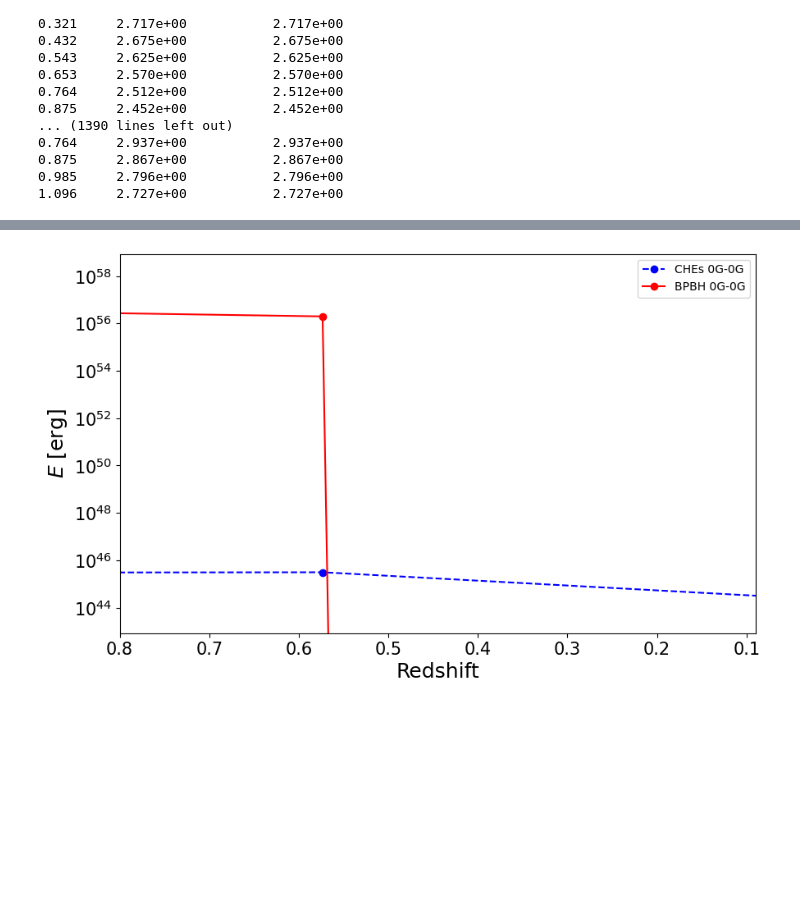
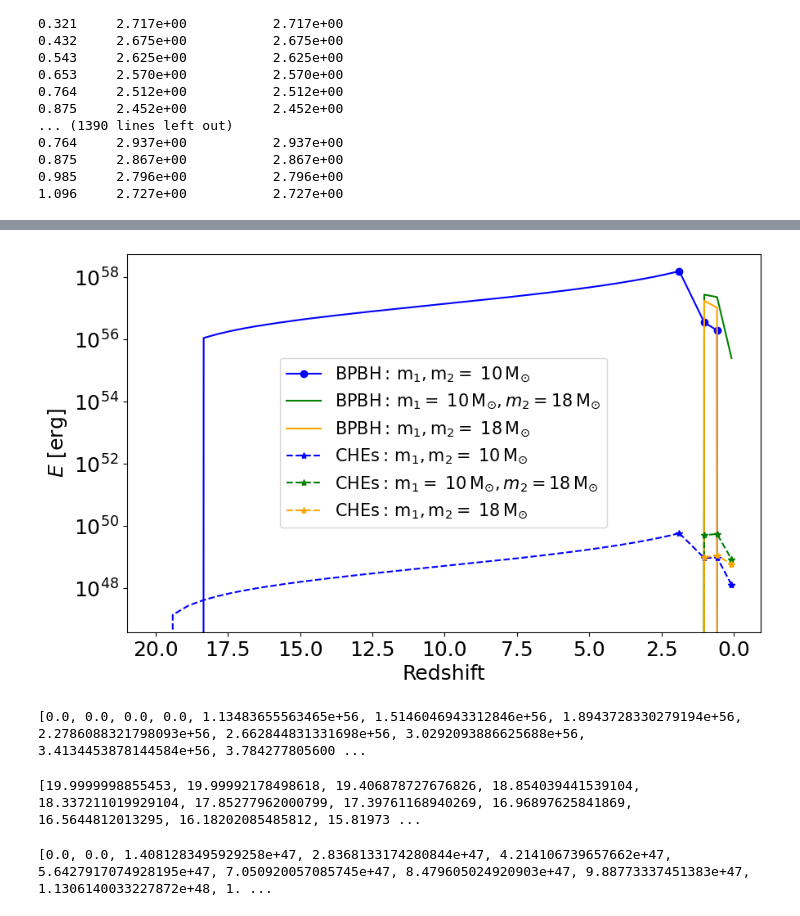
Before and after one commit to TadeoDGAguilar/PBHs_and_GWs_into_DG, a Jupyter notebook: SGWB_FROM_PBH_1_M_sun_into_UDFG.ipynb, the cells around one changed output, grey strips where cells are left out. Drawn from its saved outputs; the diff is of its cells as text; code cells hidden in the pictures; blank space fills up the shorter version.

```diff
--- a/SGWB_FROM_PBH_1_M_sun_into_UDFG.ipynb
+++ b/SGWB_FROM_PBH_1_M_sun_into_UDFG.ipynb
@@ -350,7 +350,7 @@ def final_mass_GW(m1, m2):
     return m_final / Msun_kg  # M_sun
 
 # --- Radio mínimo para CHES (en parsecs) ---
-def r_min_CHES(m1, m2, K=1e-5):
+def r_min_CHES(m1, m2, K=1e-6):
     m1_kg = m1 * Msun_kg
     m2_kg = m2 * Msun_kg
     R_sch = lambda m: 2 * G_SI * m / c_SI**2  # m
@@ -358,7 +358,7 @@ def r_min_CHES(m1, m2, K=1e-5):
     return (G_SI * (m1_kg + m2_kg) / (v_0*1e3)**2) * K / pc_m
 
 # --- Energía radiada CHES ---
-def E_rad_CHES(m1, m2, e=1.000001, K=1e-5):
+def E_rad_CHES(m1, m2, e=1.000001, K=1e-6):
     m1_kg = m1 * Msun_kg
     m2_kg = m2 * Msun_kg
     M = m1_kg + m2_kg
@@ -1288,8 +1288,8 @@ N_3G_a = resultados_discretos_3rd[3]['N_collisions_BBH']
 N_3G_b = resultados_discretos_3rd[4]['N_collisions_BBH']
 N_3G_c = resultados_discretos_3rd[5]['N_collisions_BBH']
 
-N_0G_third   = np.round(0.10 * POBLACION_3G["0G"])
-N_1G_third   = np.round(0.10 * POBLACION_3G["1G"])
+N_0G_third   = np.round(POBLACION_3G["0G"])
+N_1G_third   = np.round(POBLACION_3G["1G"])
 N_2G_a_third = np.round(0.10 * POBLACION_3G["2G_a"])
 N_2G_b_third = np.round(0.10 * POBLACION_3G["2G_b"])
 
@@ -1637,42 +1636,71 @@ EMISSION_GW_CHES_1G2G_a.append(np.sum(E_dot_CHES_dict_4.get('1G-2G_a', 0)))
 # ...
 
 # --- Graficado ---
+#plt.figure(figsize=(10, 6))
+
+# --- Graficado ---
 plt.figure(figsize=(10, 6))
 
+
 # Periodo inicial (emisión continua previa a las generaciones discretas)
-plt.plot(redshift_evaluated_0, E_dot_CHES_0, color='blue')
-plt.plot(redshift_evaluated_0, E_dot_BBH_0, color='red')
+plt.plot(redshift_evaluated_0, E_dot_CHES_0, linestyle='--',color='blue')
+plt.plot(redshift_evaluated_0, E_dot_BBH_0, color='blue')
 
 # Corte entre periodos (valores totales por generación)
-plt.plot(Z_PERIOD_tot, EMISSION_GW_OF_CHES, color='blue', linestyle='--', marker='o', label='CHEs 0G-0G')
-plt.plot(Z_PERIOD_tot, EMISSION_GW_OF_BPBH, color='red', marker='o', label='BPBH 0G-0G')
+plt.plot(Z_PERIOD_tot, EMISSION_GW_OF_BPBH, color='blue', marker='o',
+         label=r'${\rm BPBH: \, m_{1}, m_{2} =}\;10\,{\rm M}_{\odot}$')
+
+
+# Segunda generación
+plt.plot(Z_PERIOD_tot, EMISSION_GW_BPBH_0G1G, color='green',
+         label=r'${\rm BPBH: \, m_{1}}=\;10\,{\rm M}_{\odot}, m_{2} =  18\,{\rm M}_{\odot}$')
+plt.plot(Z_PERIOD_tot, EMISSION_GW_BPBH_1G1G, color='orange',
+        label=r'${\rm BPBH: \, m_{1}, m_{2} =}\;18\,{\rm M}_{\odot}$')
+
+plt.plot(Z_PERIOD_tot, EMISSION_GW_OF_CHES, color='blue', linestyle='--', marker='*', label=r'${\rm CHEs:  \, m_{1}, m_{2} =}\;10\,{\rm M}_{\odot}$')
+
+plt.plot(Z_PERIOD_tot, EMISSION_GW_CHES_0G1G, color='green', linestyle='--', marker='*',
+         label=r'${\rm CHEs: \, m_{1}}=\;10\,{\rm M}_{\odot}, m_{2} =  18\,{\rm M}_{\odot}$')
+plt.plot(Z_PERIOD_tot, EMISSION_GW_CHES_1G1G, color='orange', linestyle='--', marker='*',
+        label=r'${\rm CHEs: \, m_{1}, m_{2} =}\;18\,{\rm M}_{\odot}$')
+
+
+# Periodo inicial (emisión continua previa a las generaciones discretas)
+#plt.plot(redshift_evaluated_0, E_dot_CHES_0, color='blue')
+#plt.plot(redshift_evaluated_0, E_dot_BBH_0, color='red')
+
+# Corte entre periodos (valores totales por generación)
+#plt.plot(Z_PERIOD_tot, EMISSION_GW_OF_BPBH, color='red', marker='o', label=r'${\rm BPBH: \, m_{1}, m_{2} =}\;1\,{\rm M}_{\odot}$')
+#plt.plot(Z_PERIOD_tot, EMISSION_GW_OF_CHES, color='blue', linestyle='--', marker='*', label=r'${\rm CHEs:  \, m_{1}, m_{2} =}\;1\,{\rm M}_{\odot}$')
+
+
 
 # Segunda generación
 #plt.plot(Z_PERIOD_tot, EMISSION_GW_BPBH_0G1G, color='darkred')
 #plt.plot(Z_PERIOD_tot, EMISSION_GW_CHES_0G1G, color='darkblue')
 #plt.plot(Z_PERIOD_tot, EMISSION_GW_BPBH_1G1G, color='darkred')
 #plt.plot(Z_PERIOD_tot, EMISSION_GW_CHES_1G1G, color='darkblue')
 
 # Tercera generación
 #plt.plot(Z_PERIOD_tot, EMISSION_GW_BPBH_1G2G_a, color='orange')
 #plt.plot(Z_PERIOD_tot, EMISSION_GW_CHES_1G2G_a, color='orange')
 # ... resto de combinaciones 3G
 
 # Cuarta generación (puedes darle otro color)
 #plt.plot(Z_PERIOD_tot, EMISSION_GW_BPBH_1G2G_a, color='green')
 #plt.plot(Z_PERIOD_tot, EMISSION_GW_CHES_1G2G_a, color='green')
 # ... resto de combinaciones 4G
 
 # Ajustes de eje
 plt.gca().invert_xaxis()
-plt.xlim([.8,0.09])
+#plt.xlim([.8,0.09])
 plt.xlabel('Redshift', fontsize=18)
 plt.ylabel(r'$E$ [erg]', fontsize=18)
 plt.yscale('log')
-plt.xticks(fontsize=15)
-plt.yticks(fontsize=15)
-plt.legend()
+plt.xticks(fontsize=18)
+plt.yticks(fontsize=18)
+plt.legend(fontsize=15)
 plt.savefig('GW_power_vs_redshift_4generations_1M.pdf')
 plt.show()
 # %% [output]
-[figure, old version]
+[figure, new version]
@@ -1678,0 +1711,7 @@ plt.show()
+# %%
+for i in E_tot_1M_BPBH:
+    E_tot_1M_BPBH_plot.append(i)
+
+print(E_tot_1M_BPBH_plot)
+# %% [output]
+[0.0, 0.0, 0.0, 0.0, 1.13483655563465e+56, 1.5146046943312846e+56, 1.8943728330279194e+56, 2.2786088321798093e+56, 2.662844831331698e+56, 3.0292093886625688e+56, 3.4134453878144584e+56, 3.784277805600 ...
@@ -1678,0 +1724,4 @@ plt.show()
+# %%
+print(z_1M_array)
+# %% [output]
+[19.9999998855453, 19.99992178498618, 19.406878727676826, 18.854039441539104, 18.337211019929104, 17.85277962000799, 17.39761168940269, 16.96897625841869, 16.5644812013295, 16.18202085485812, 15.81973 ...
@@ -1678,0 +1730,8 @@ plt.show()
+# %%
+E_tot_1M_CHEs = []
+for i in E_tot_1M_CHES_plot:
+    E_tot_1M_CHEs.append(i)
+
+print(E_tot_1M_CHEs)
+# %% [output]
+[0.0, 0.0, 1.4081283495929258e+47, 2.8368133174280844e+47, 4.214106739657662e+47, 5.6427917074928195e+47, 7.050920057085745e+47, 8.479605024920903e+47, 9.88773337451383e+47, 1.1306140033227872e+48, 1. ...
```
Also changed, not shown: parts of 14 cells of this notebook.
